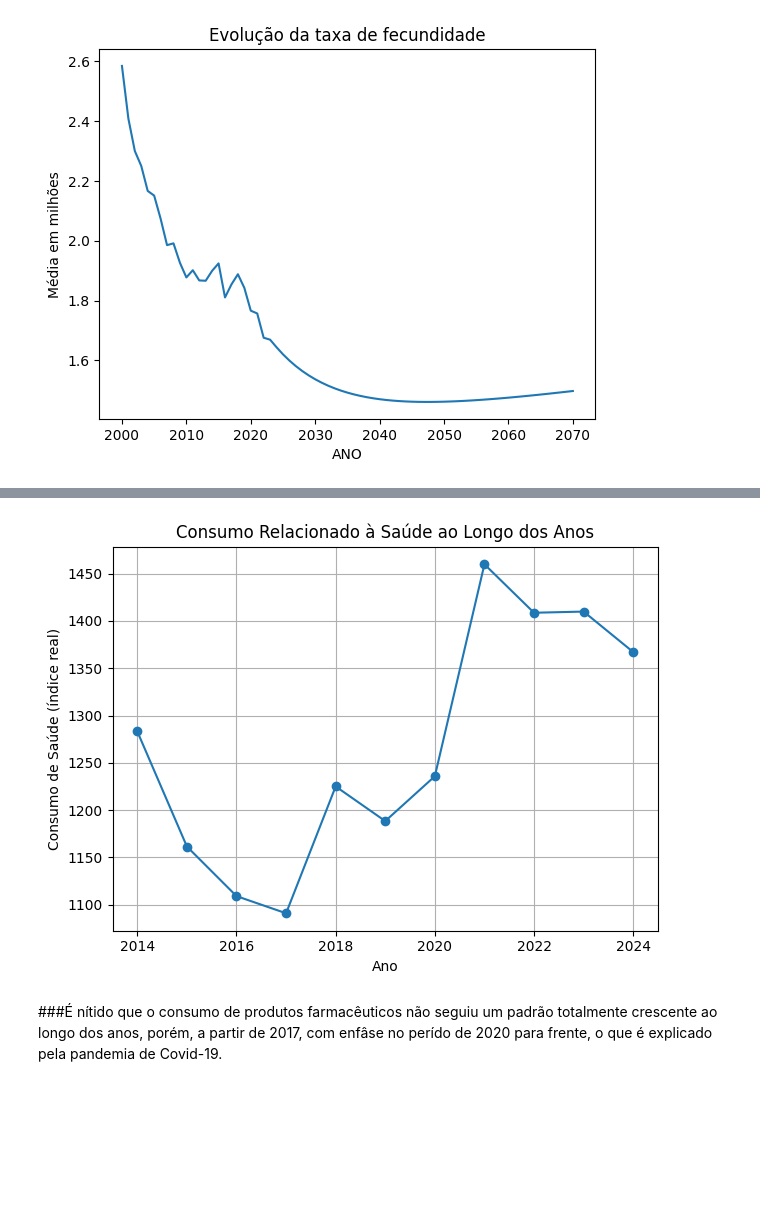
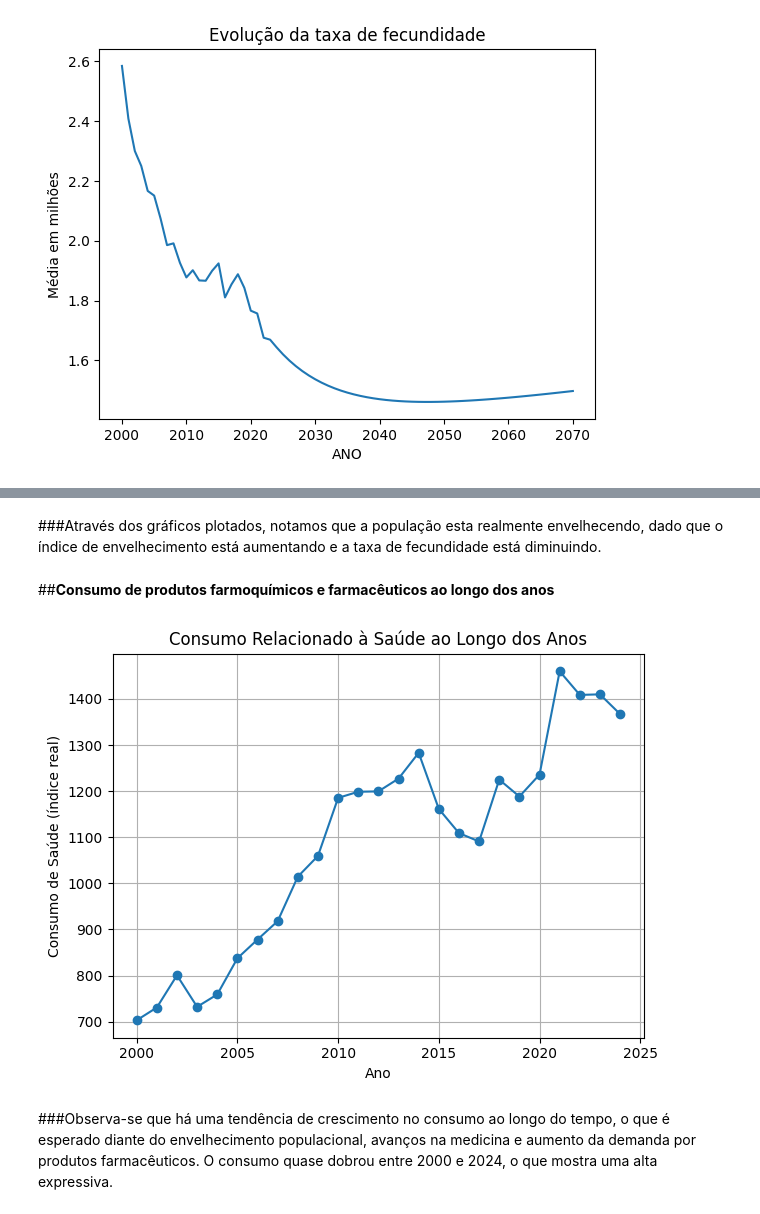
Before and after one commit to gabyxsantos/Economia, a Jupyter notebook: atualizandodf.ipynb, the cells around one changed output, grey strips where cells are left out. Drawn from its saved outputs; the diff is of its cells as text; code cells hidden in the pictures; blank space fills up the shorter version.

```diff
--- a/atualizandodf.ipynb
+++ b/atualizandodf.ipynb
@@ -112,7 +114,7 @@ dados_saude['Ano'] = dados_saude['Data'].astype(str).str[:4].astype(int)
 dados_saude = dados_saude.groupby('Ano')['Consumo relacionado a saúde'].sum().reset_index()
 
 #delimitando o df para anos entre 2012 e 2024
-dados_saude = dados_saude[(dados_saude['Ano'] > 2013) & (dados_saude['Ano'] < 2025)]
+dados_saude = dados_saude[(dados_saude['Ano'] > 1999) & (dados_saude['Ano'] < 2025)]
 dados_saude
 # %% [output]
 |  | Ano | Consumo relacionado a saúde |
@@ -854,13 +823,17 @@ dados_saude
+# %% [markdown]
+###Através dos gráficos plotados, notamos que a população esta realmente envelhecendo, dado que o índice de envelhecimento está aumentando e a taxa de fecundidade está diminuindo.
+# %% [markdown]
+##**Consumo de produtos farmoquímicos e farmacêuticos ao longo dos anos**
 # %%
-plt.plot(dados_saude['Ano'], dados_saude['Consumo_Saude'], marker='o', linestyle='-')
+plt.plot(dados_saude['Ano'], dados_saude['Consumo relacionado a saúde'], marker='o', linestyle='-')
 plt.title('Consumo Relacionado à Saúde ao Longo dos Anos')
 plt.xlabel('Ano')
 plt.ylabel('Consumo de Saúde (índice real)')
 plt.grid(True)
 plt.tight_layout()
 plt.show()
 # %% [output]
-[figure, old version]
+[figure, new version]
-# %% [markdown]
-###É nítido que o consumo de produtos farmacêuticos não seguiu um padrão totalmente crescente ao longo dos anos, porém, a partir de 2017, com enfâse no perído de 2020 para frente, o que é explicado pela pandemia de Covid-19.
+# %% [markdown]
+###Observa-se que há uma tendência de crescimento no consumo ao longo do tempo, o que é esperado diante do envelhecimento populacional, avanços na medicina e aumento da demanda por produtos farmacêuticos. O consumo quase dobrou entre 2000 e 2024, o que mostra uma alta expressiva.
 # %% [markdown]
```
Also changed, not shown: parts of 28 cells of this notebook.
